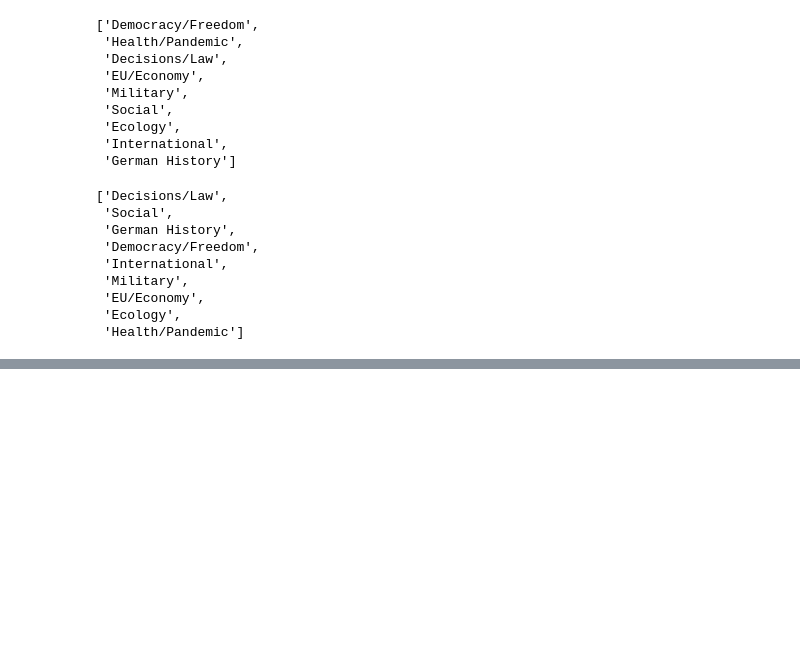
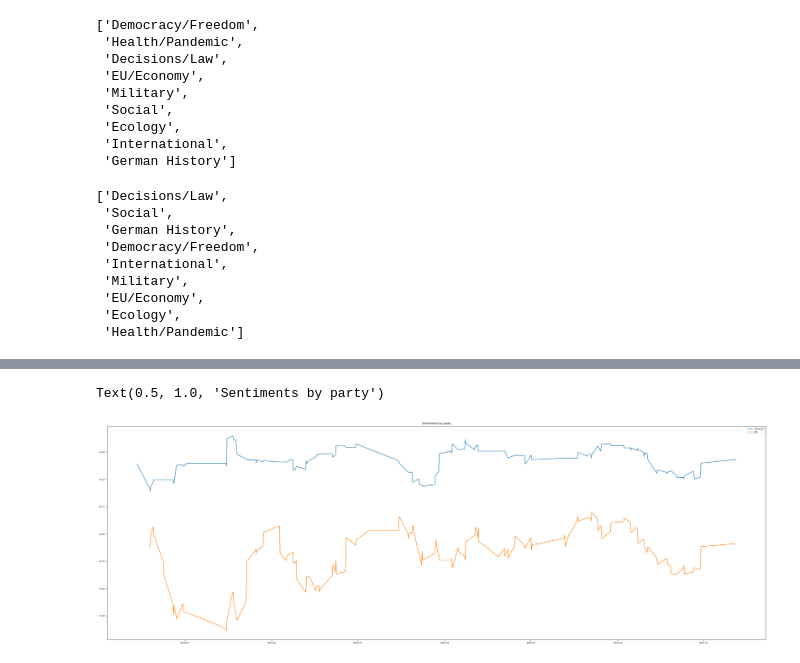
Before and after one commit to nolan1999/bundestag-speeches-analysis, a Jupyter notebook: experiments/expfinal/analysis.ipynb, the cells around one changed output, grey strips where cells are left out. Saved outputs shown, nothing was run; the diff lists cells and outputs as text; code cells hidden in the pictures; blank space fills up the shorter version.

```diff
--- a/experiments/expfinal/analysis.ipynb
+++ b/experiments/expfinal/analysis.ipynb
@@ -238,0 +318,18 @@ ax.fill_between(rolling_df.index.values, rolling_df[topic].values -std, rolling_
+# %%
+fig, ax = plt.subplots(figsize=(30, 10))
+parties = df['party'].unique()
+parties = ['CDU/CSU', 'AfD']
+
+n_days = 20
+
+for party in parties:
+    data = merged_df[merged_df['party'] == party]
+    ax.plot(
+        data['date'].unique()[n_days:],
+        data.groupby('date').mean()['sentiment_num'].rolling(n_days).mean().tail(-n_days),
+        label=party)
+ax.legend()
+ax.set_title('Sentiments by party')
+# %% [output]
+Text(0.5, 1.0, 'Sentiments by party')
+[figure, added]
```
Also changed, not shown: parts of 36 cells of this notebook, 8 other files.
